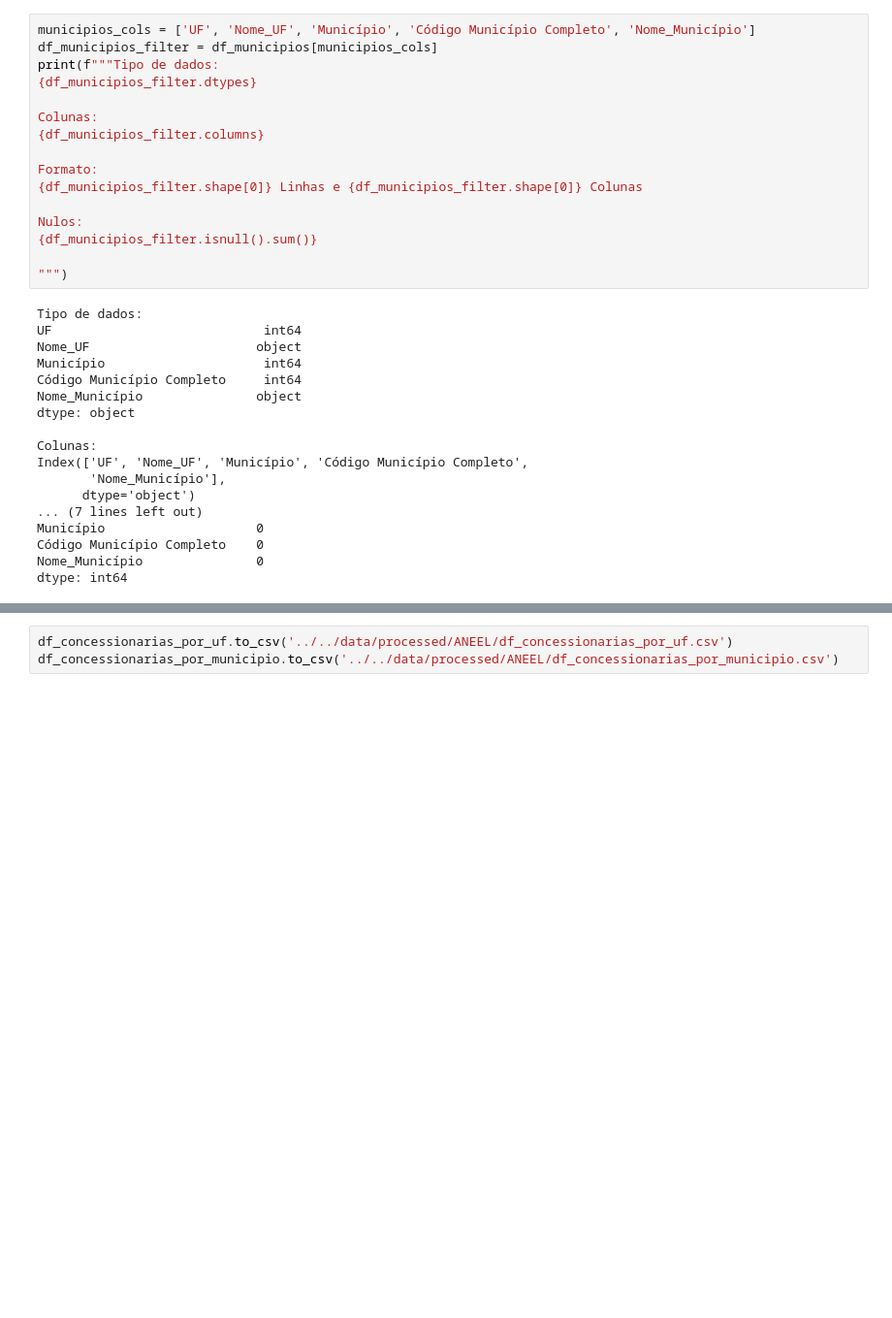
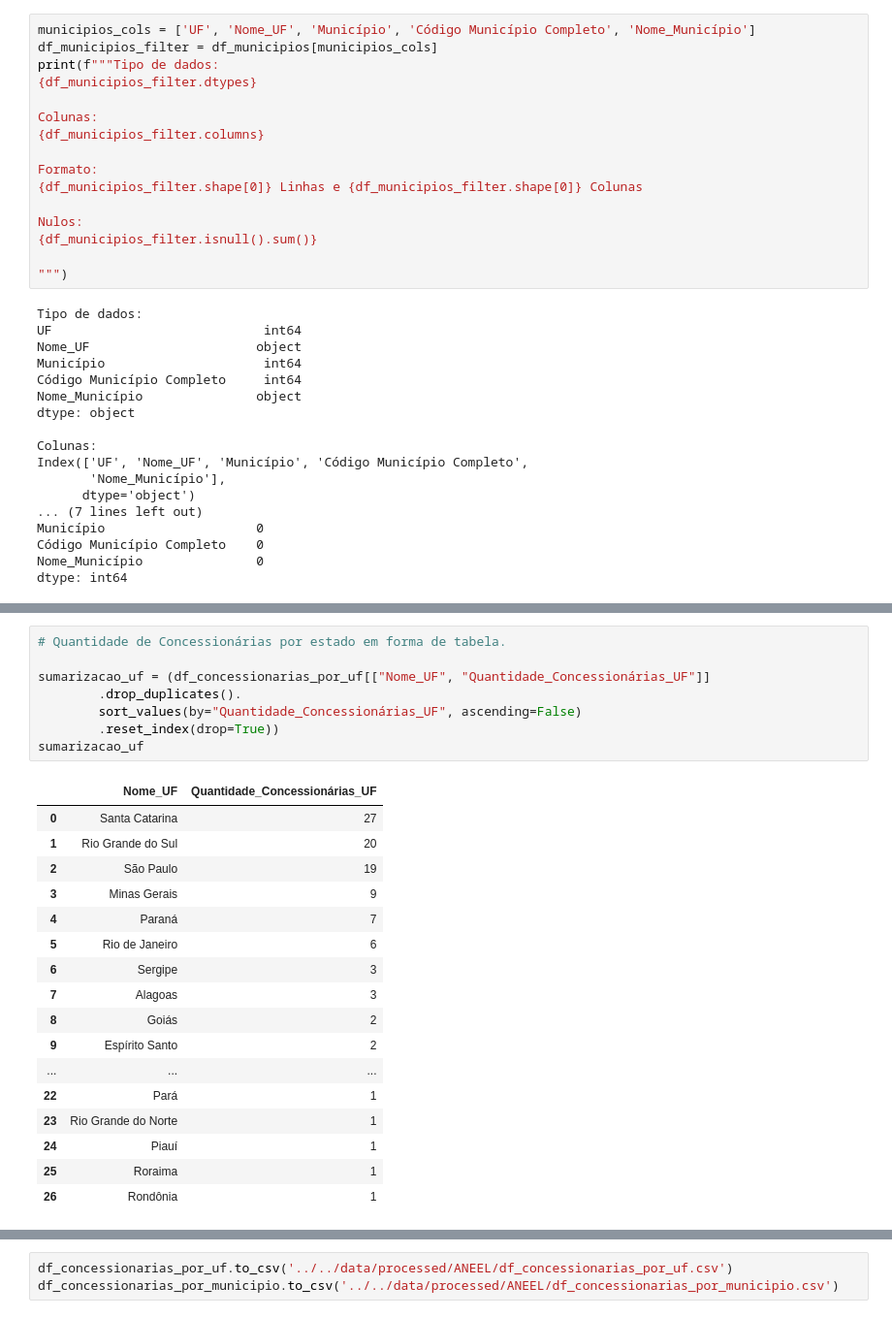
Before and after one commit to daniel64bit/distribuicao-renovavel, a Jupyter notebook: notebooks/analise_exploratoria/ANEEL.ipynb, the cells around one changed output, grey strips where cells are left out. Shown at 97% size. Saved outputs shown, nothing was run; the diff lists cells and outputs as text; blank space fills up the shorter version.

```diff
--- a/notebooks/analise_exploratoria/ANEEL.ipynb
+++ b/notebooks/analise_exploratoria/ANEEL.ipynb
@@ -204,0 +267,26 @@ df_concessionarias_por_municipio
+# %%
+# Quantidade de Concessionárias por estado em forma de tabela.
+
+sumarizacao_uf = (df_concessionarias_por_uf[["Nome_UF", "Quantidade_Concessionárias_UF"]]
+        .drop_duplicates().
+        sort_values(by="Quantidade_Concessionárias_UF", ascending=False)
+        .reset_index(drop=True))
+sumarizacao_uf
+# %% [output]
+|  | Nome_UF | Quantidade_Concessionárias_UF |
+| 0 | Santa Catarina | 27 |
+| 1 | Rio Grande do Sul | 20 |
+| 2 | São Paulo | 19 |
+| 3 | Minas Gerais | 9 |
+| 4 | Paraná | 7 |
+| 5 | Rio de Janeiro | 6 |
+| 6 | Sergipe | 3 |
+| 7 | Alagoas | 3 |
+| 8 | Goiás | 2 |
+| 9 | Espírito Santo | 2 |
+| ... | ... | ... |
+| 22 | Pará | 1 |
+| 23 | Rio Grande do Norte | 1 |
+| 24 | Piauí | 1 |
+| 25 | Roraima | 1 |
+| 26 | Rondônia | 1 |
```
Also changed, not shown: parts of 21 cells of this notebook.
